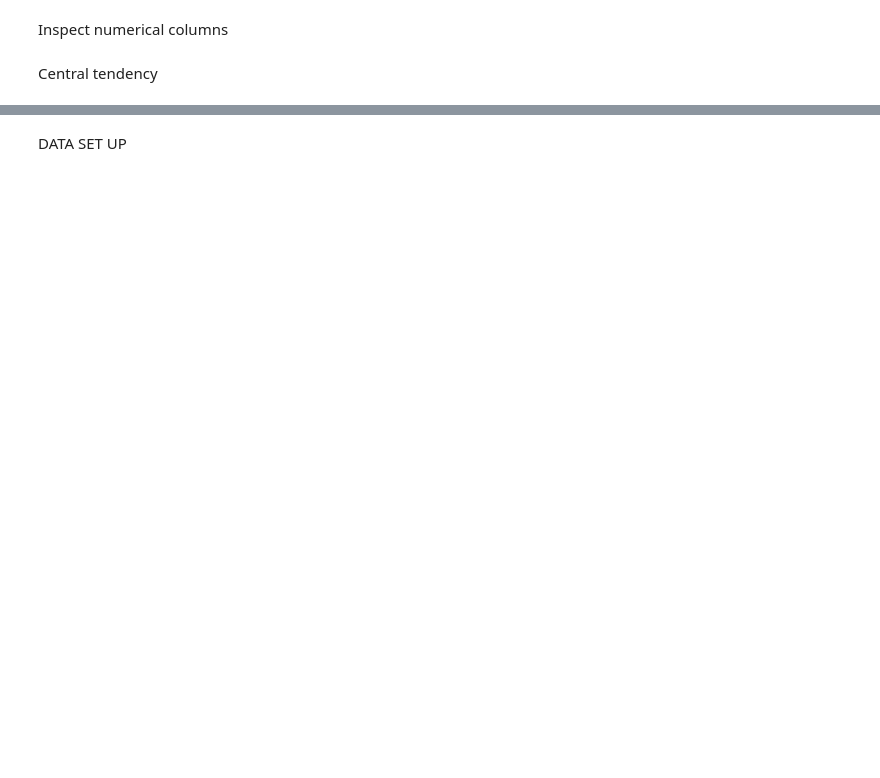
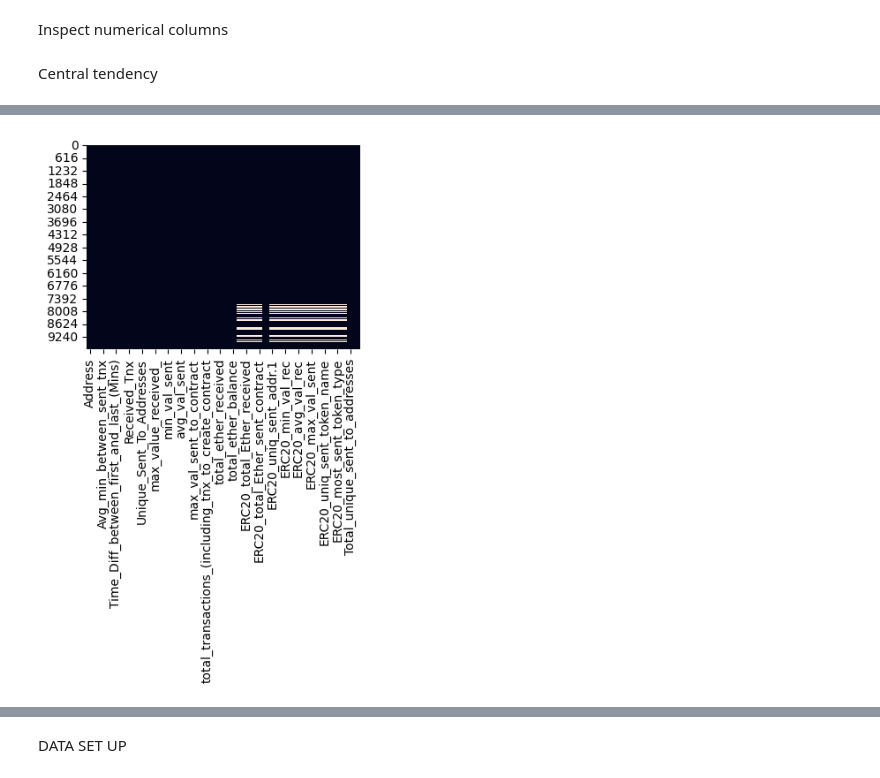
Before and after one commit to docampo99/Fraud_Detection_with_AI, a Jupyter notebook: Ethereum.ipynb, the cells around one changed output, grey strips where cells are left out. Cells and saved outputs as stored; diff of their text form; code cells hidden in the pictures; blank space fills up the shorter version.

```diff
--- a/Ethereum.ipynb
+++ b/Ethereum.ipynb
@@ -282,0 +150,19 @@ Index(['FLAG', 'Avg min between sent tnx', 'Avg min between received tnx',
+# %%
+#SENT TO UNIQUE ADDRESSES
+
+##Change ERC20_uniq_sent_addr to type integer
+df["ERC20_uniq_sent_addr"] = df["ERC20_uniq_sent_addr"].fillna(0).astype(int)
+
+# sumar las columnas y agregar la columna resultante al dataset
+df["Total_unique_sent_to_addresses"] = df["Unique_Sent_To_Addresses"] + df["ERC20_uniq_sent_addr"]
+print(df["Total_unique_sent_to_addresses"])
+
+
+#RECEIVED FROM UNIQUE ADDRESSES
+#crea una columna que sume la columna 8 y la 29
+#Change ERC20_uniq_rec_addr to type integer
+df["ERC20_uniq_rec_addr"] = df["ERC20_uniq_rec_addr"].fillna(0).astype(int)
+df["Total_unique_recieved"] = df["Unique_Received_From_Addresses"] + df["ERC20_uniq_rec_addr"]
+#elimina las columnas 8 y 29
+df.drop(["Unique_Received_From_Addresses", "ERC20_uniq_rec_addr"], axis=1, inplace=True)
+print(df["Total_unique_recieved"])
@@ -282,0 +187,7 @@ Index(['FLAG', 'Avg min between sent tnx', 'Avg min between received tnx',
+# %%
+# Visualize missings pattern of the dataframe
+plt.figure(figsize=(4,3))
+sns.heatmap(df.isnull(), cbar=False)
+plt.show()
+# %% [output]
+[figure, added]
```
Also changed, not shown: parts of 84 cells of this notebook, 1 other file.
